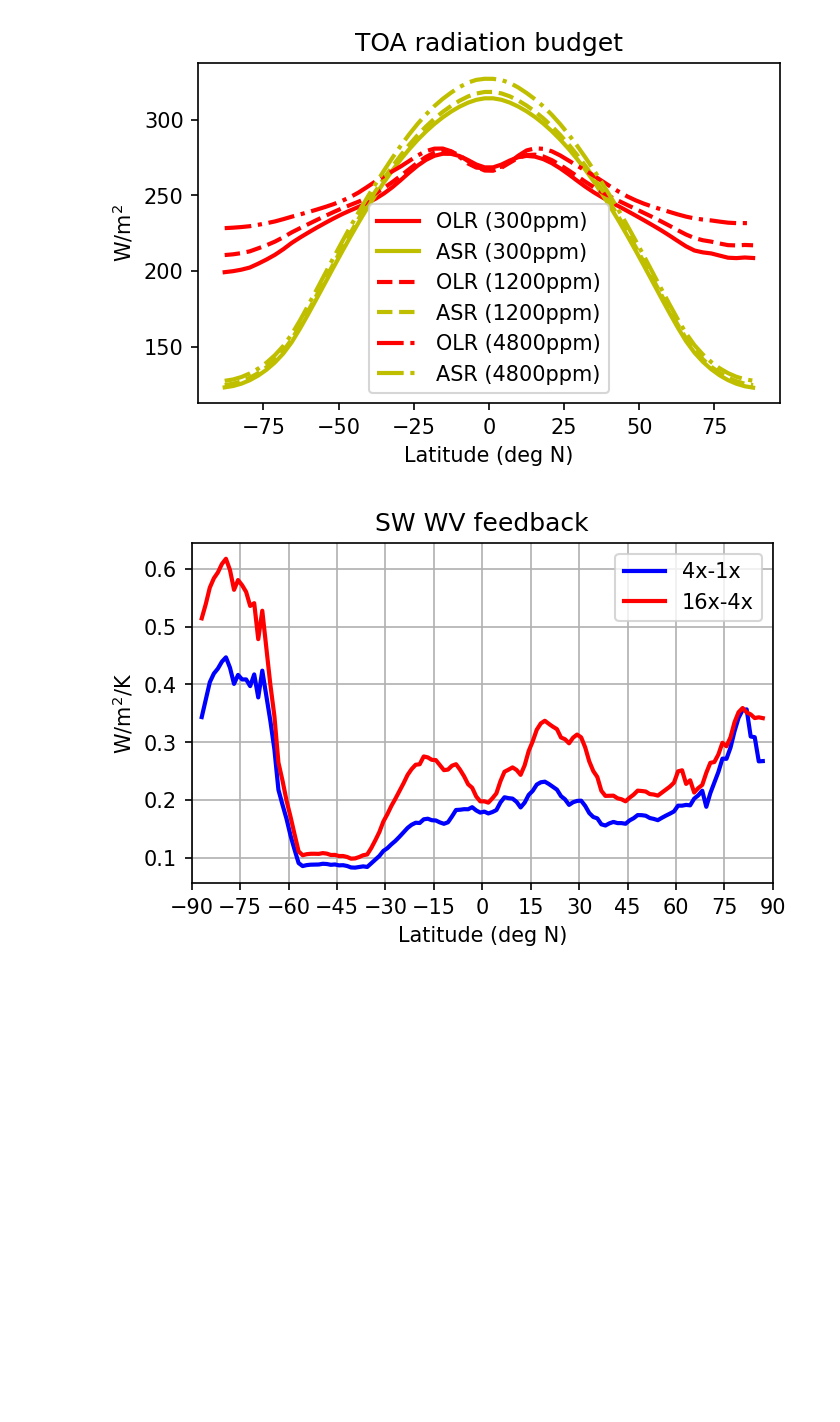
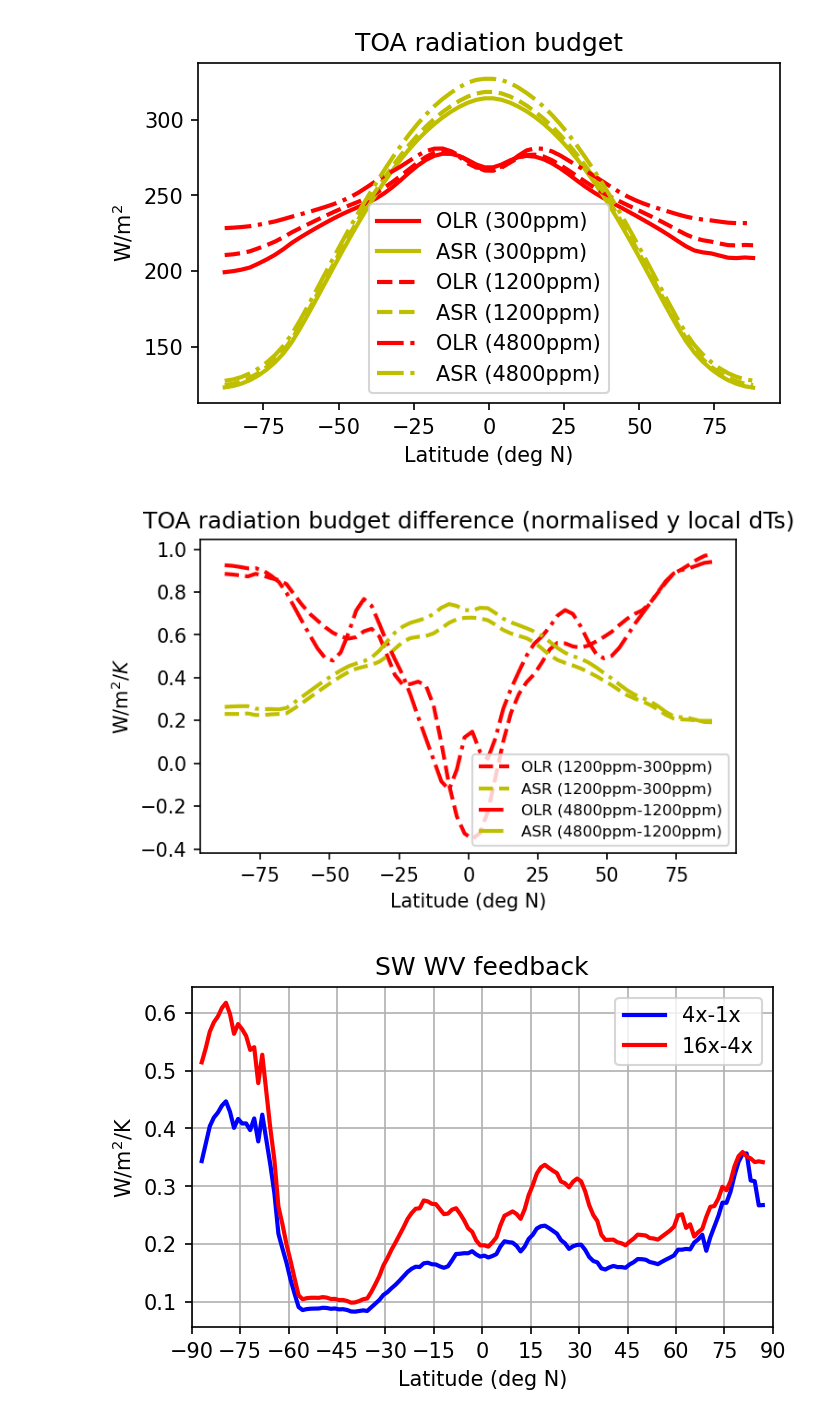
Before and after one commit to matthewjhenry/eocene, a Jupyter notebook: feedback_noclouds.ipynb, the cells around one changed output. Cells and saved outputs as stored; diff of their text form; code cells hidden in the pictures; blank space fills up the shorter version.

```diff
--- a/feedback_noclouds.ipynb
+++ b/feedback_noclouds.ipynb
@@ -51,6 +34,19 @@ plt.legend()
 plt.show()
 # %% [output]
 [figure]
+# %%
+fig = plt.figure(figsize=(5,3),dpi=150)
+(diff_1200.soc_olr/diff_1200.t_surf).mean(('lon','months')).plot(c='r',ls='--',lw=2,label='OLR (1200ppm-300ppm)')
+(diff_1200.soc_toa_sw/diff_1200.t_surf).mean(('lon','months')).plot(c='y',ls='--',lw=2,label='ASR (1200ppm-300ppm)')
+(diff_4800.soc_olr/diff_4800.t_surf).mean(('lon','months')).plot(c='r',ls='-.',lw=2,label='OLR (4800ppm-1200ppm)')
+(diff_4800.soc_toa_sw/diff_4800.t_surf).mean(('lon','months')).plot(c='y',ls='-.',lw=2,label='ASR (4800ppm-1200ppm)')
+plt.xlabel('Latitude (deg N)')
+plt.ylabel('W/m$^2/K$')
+plt.title('TOA radiation budget difference (normalised y local dTs)')
+plt.legend(fontsize=8)
+plt.show()
+# %% [output]
+[figure, added]
 # %%
 k_TOA = xr.open_dataset('./../socrates_kernels/HadGEM3-GA7.1_TOA_kernel_L19.nc')
 # %%
```
Also changed, not shown: parts of 8 cells of this notebook, 1 other file.
